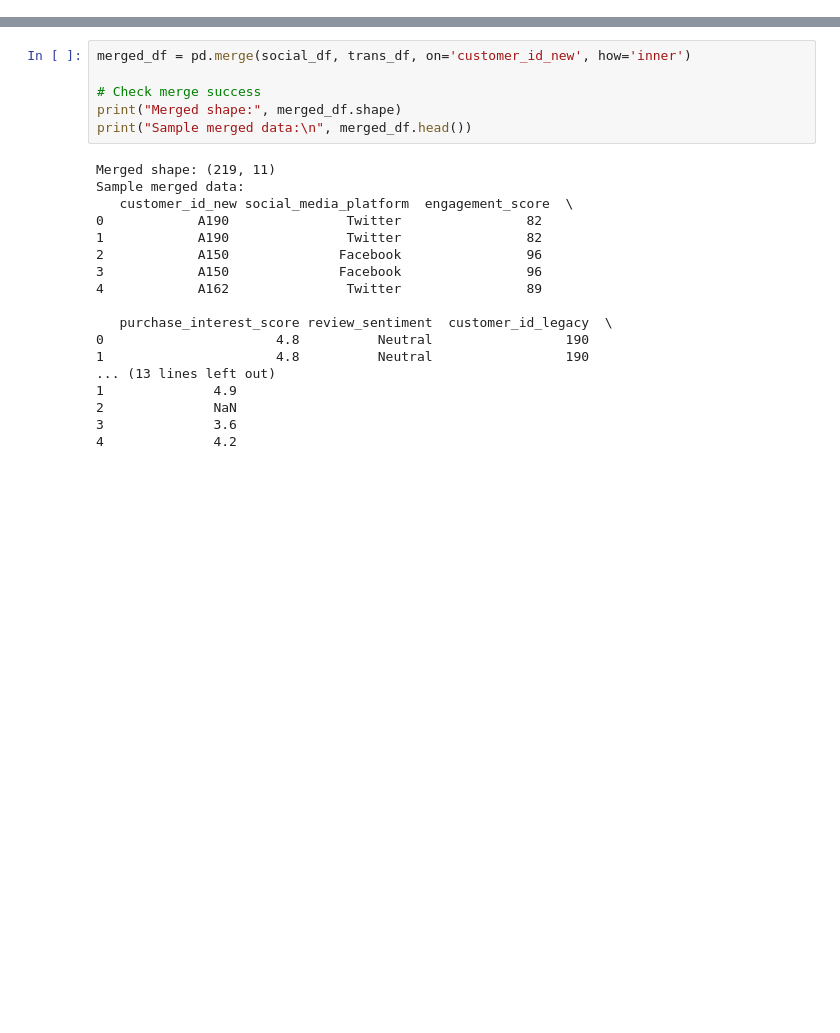
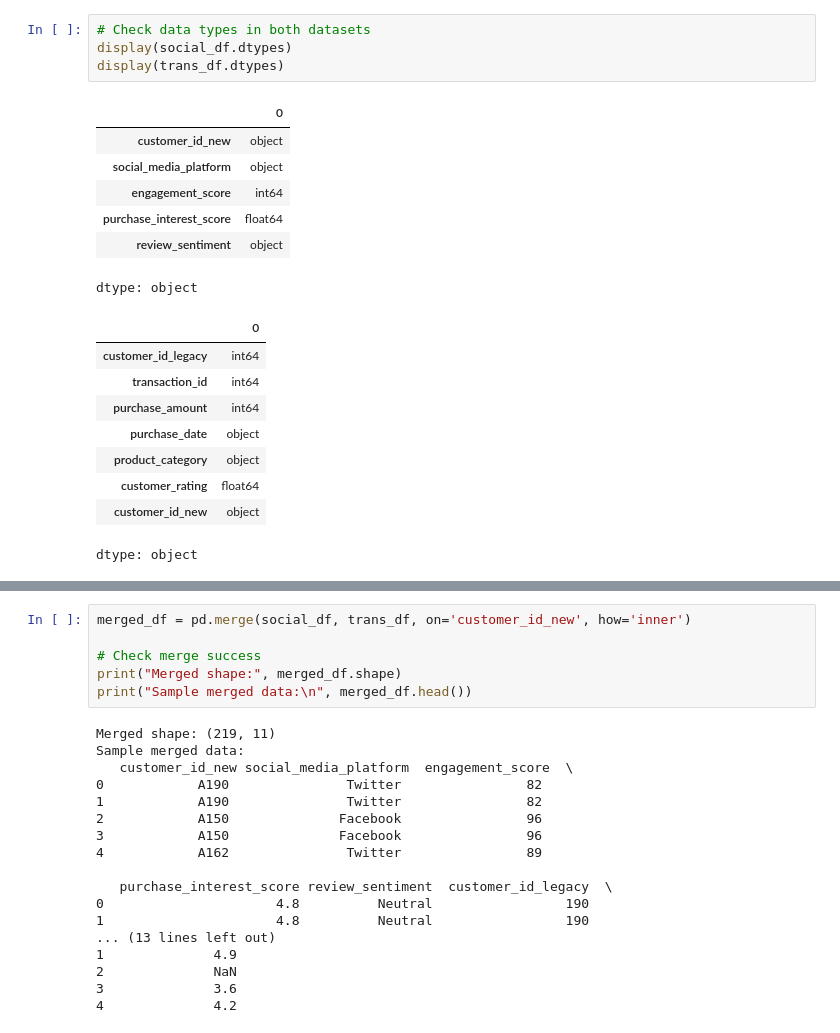
Before and after one commit to amuhirwa/Data-Preprocessing, a Jupyter notebook: notebooks/data_merge.ipynb, the cells around one changed output, grey strips where cells are left out. Cells and saved outputs as stored; diff of their text form; blank space fills up the shorter version.

```diff
--- a/notebooks/data_merge.ipynb
+++ b/notebooks/data_merge.ipynb
@@ -14,0 +31,21 @@ trans_df['customer_id_new'] = 'A' + trans_df['customer_id_legacy'].astype(str)
+# %%
+# Check data types in both datasets
+display(social_df.dtypes)
+display(trans_df.dtypes)
+# %% [output]
+|  | 0 |
+| customer_id_new | object |
+| social_media_platform | object |
+| engagement_score | int64 |
+| purchase_interest_score | float64 |
+| review_sentiment | object |
+dtype: object
+|  | 0 |
+| customer_id_legacy | int64 |
+| transaction_id | int64 |
+| purchase_amount | int64 |
+| purchase_date | object |
+| product_category | object |
+| customer_rating | float64 |
+| customer_id_new | object |
+dtype: object
```
Also changed, not shown: parts of 20 cells of this notebook, 1 other file.
